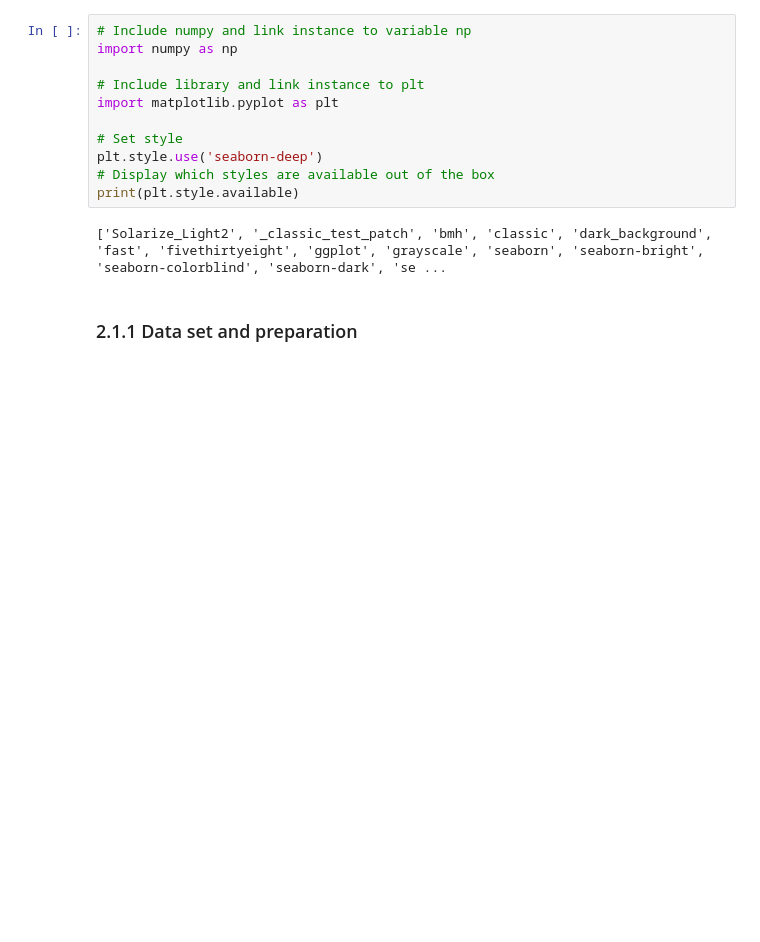
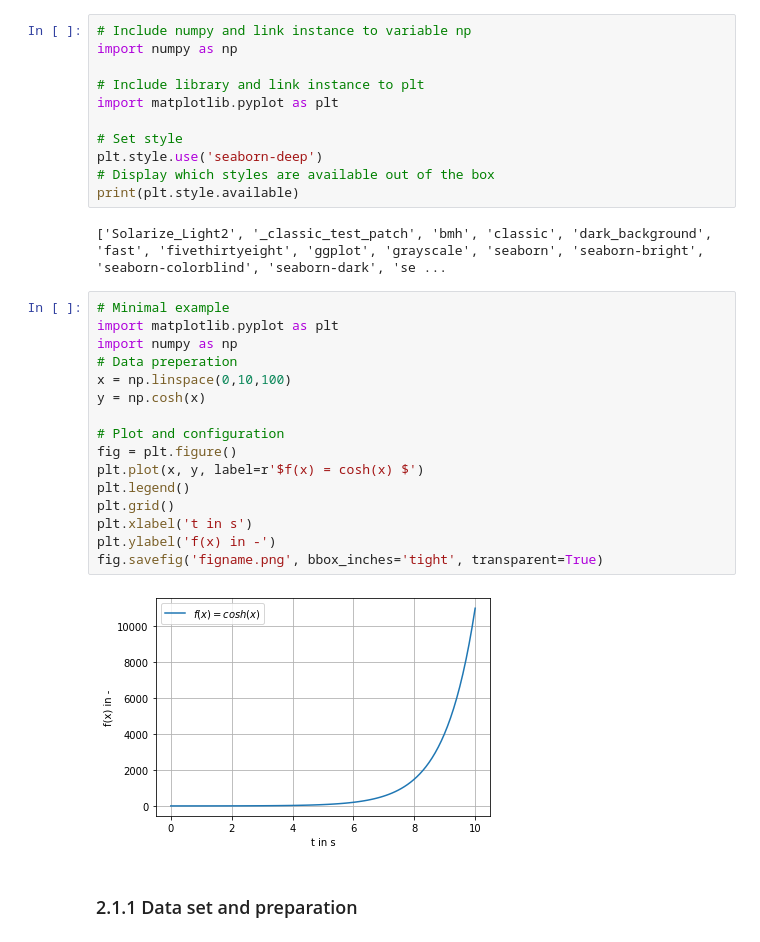
Before and after one commit to schneider-daniel/DSAI, a Jupyter notebook: L02_Visualization_and_Statistics/L02.1 - Visualization.ipynb, the cells around one changed output. Saved outputs shown, nothing was run; the diff lists cells and outputs as text; blank space fills up the shorter version.

```diff
--- a/L02_Visualization_and_Statistics/L2.1 - Visualization.ipynb
+++ b/L02_Visualization_and_Statistics/L02.1 - Visualization.ipynb
@@ -20,6 +20,24 @@ plt.style.use('seaborn-deep')
 print(plt.style.available)
 # %% [output]
 ['Solarize_Light2', '_classic_test_patch', 'bmh', 'classic', 'dark_background', 'fast', 'fivethirtyeight', 'ggplot', 'grayscale', 'seaborn', 'seaborn-bright', 'seaborn-colorblind', 'seaborn-dark', 'se ...
+# %%
+# Minimal example
+import matplotlib.pyplot as plt
+import numpy as np
+# Data preperation
+x = np.linspace(0,10,100)
+y = np.cosh(x)
+
+# Plot and configuration
+fig = plt.figure()
+plt.plot(x, y, label=r'$f(x) = cosh(x) $')
+plt.legend()
+plt.grid()
+plt.xlabel('t in s')
+plt.ylabel('f(x) in -')
+fig.savefig('figname.png', bbox_inches='tight', transparent=True)
+# %% [output]
+[figure, added]
 # %% [markdown]
 ### 2.1.1 Data set and preparation
 # %%
```
Also changed, not shown: parts of 3 cells of this notebook, 11 other files.
